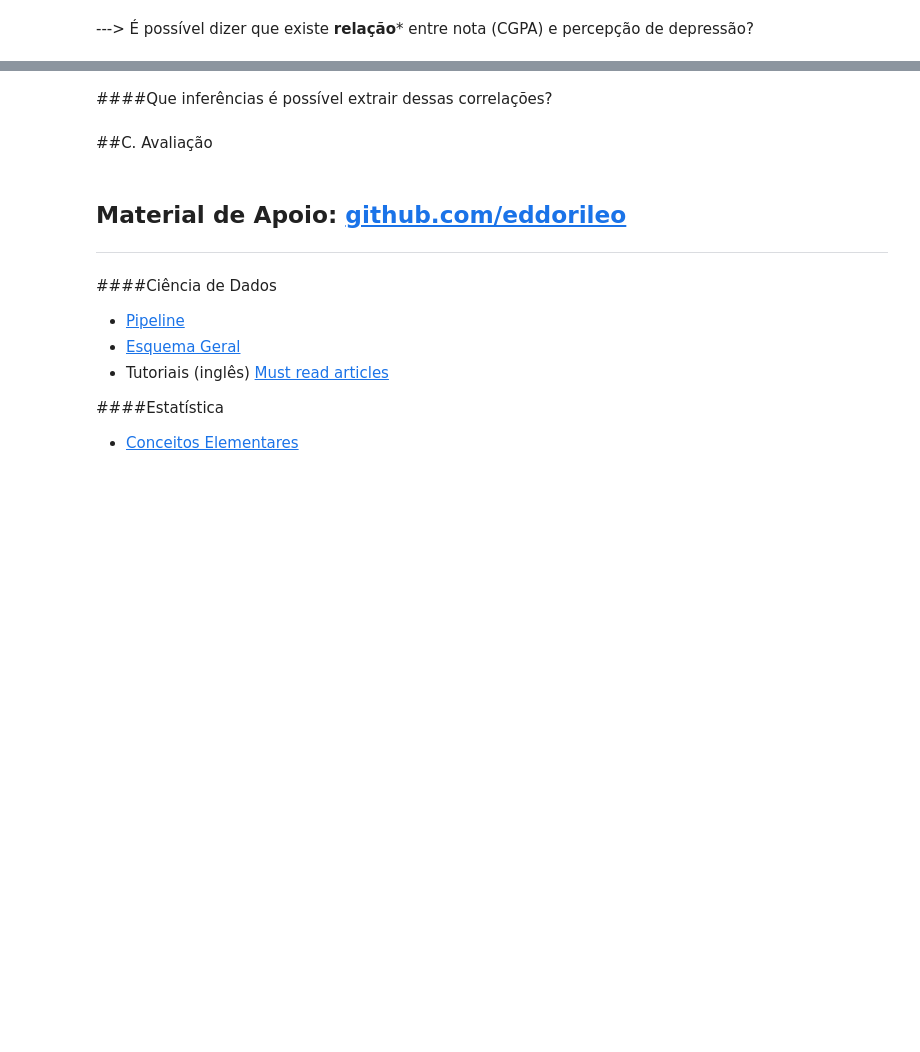
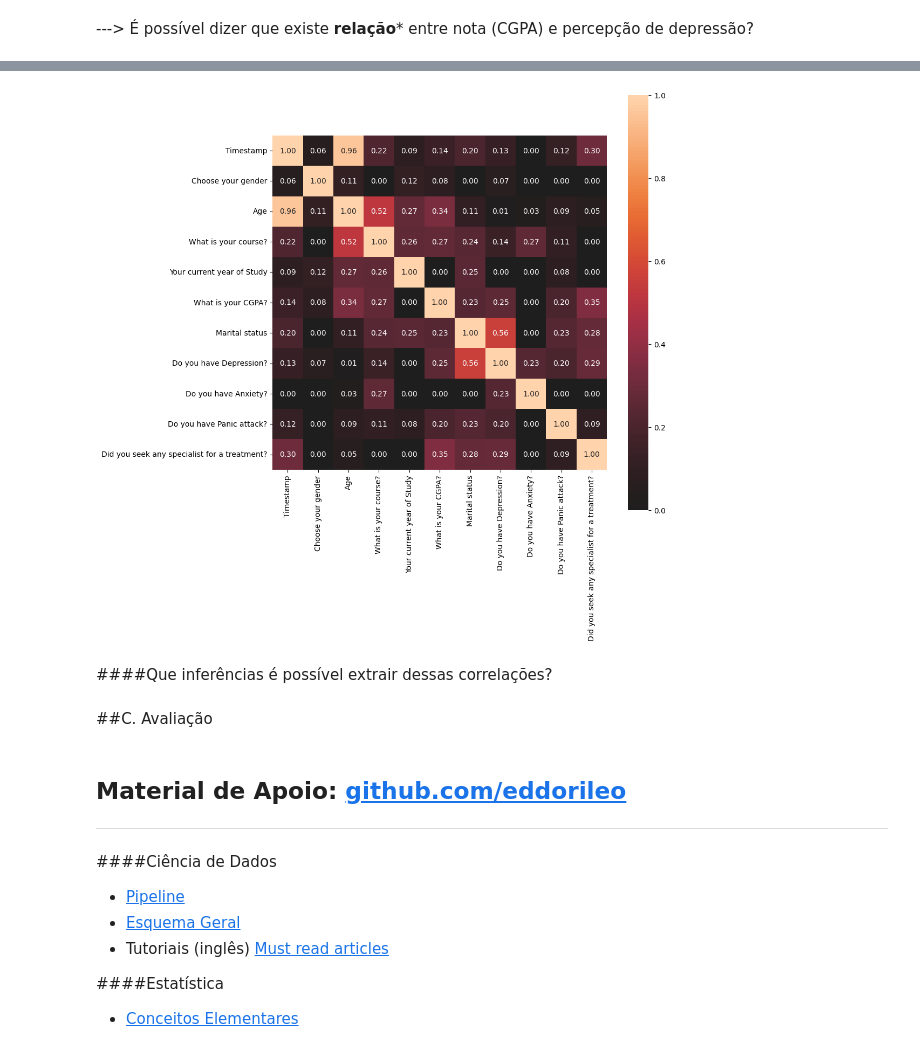
Before and after one commit to eddorileo/mental_health, a Jupyter notebook: mental_health.ipynb, the cells around one changed output, grey strips where cells are left out. Saved outputs shown, nothing was run; the diff lists cells and outputs as text; code cells hidden in the pictures; blank space fills up the shorter version.

```diff
--- a/mental_health.ipynb
+++ b/mental_health.ipynb
@@ -415,3 +305,8 @@ corr_data.corr().style.background_gradient(cmap='coolwarm')
+# %%
+from dython.nominal import associations
+complete_correlation= associations(data, figsize=(10,10))
+# %% [output]
+[figure, added]
 # %% [markdown]
 ####Que inferências é possível extrair dessas correlações?
 # %% [markdown]
```
Also changed, not shown: parts of 14 cells of this notebook.
